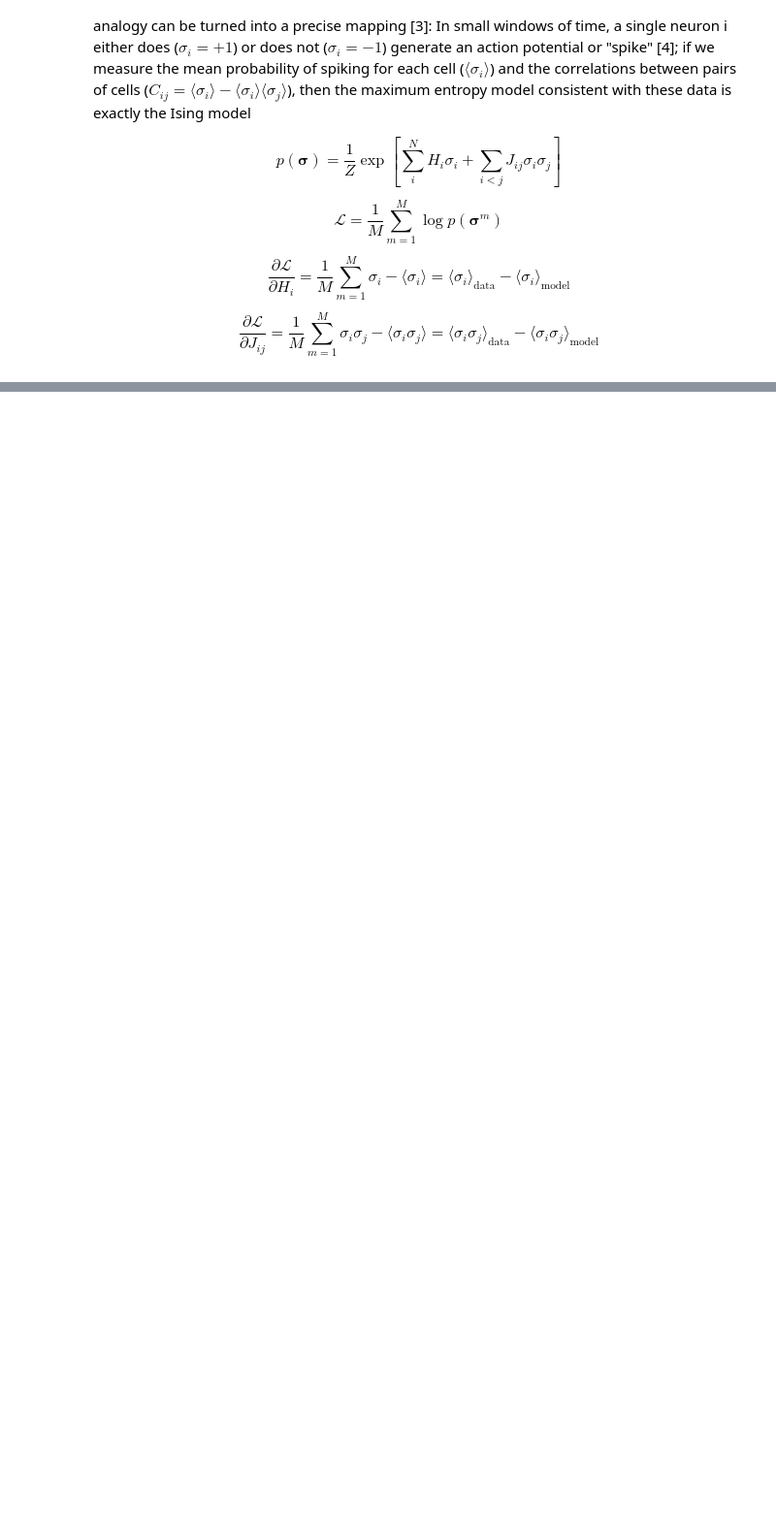
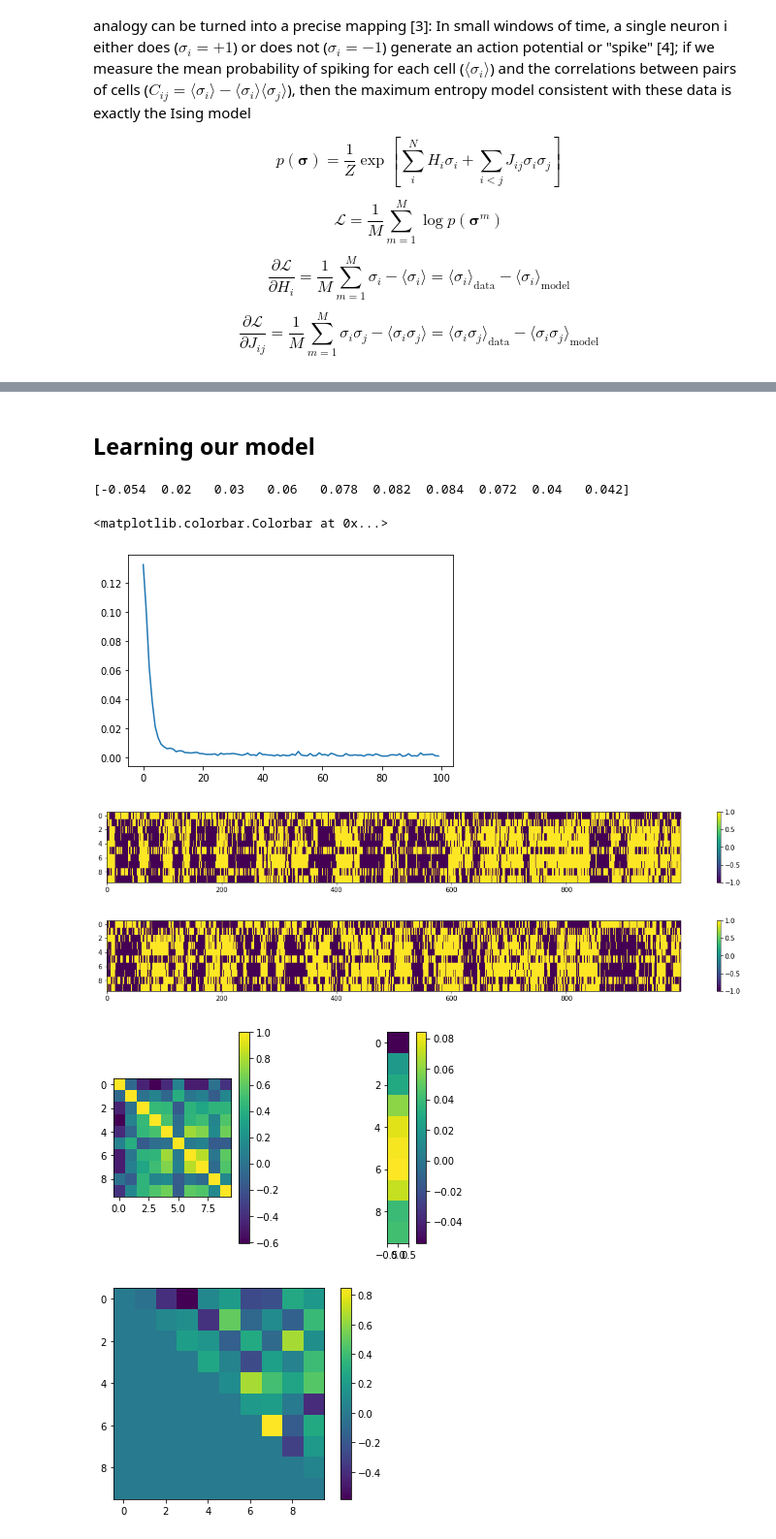
Before and after one commit to MiguelAguilera/Neuro-MaxEnt-inference-tutorial, a Jupyter notebook: Spike_train_learning.ipynb, the cells around one changed output, grey strips where cells are left out. Shown at 97% size. Drawn from its saved outputs; the diff is of its cells as text; code cells hidden in the pictures; blank space fills up the shorter version.

```diff
--- a/Spike_train_learning.ipynb
+++ b/Spike_train_learning.ipynb
@@ -79,0 +90,80 @@ plt.colorbar()
+# %% [markdown]
+## Learning our model
+# %%
+N=10
+T=1000
+
+I = Ising(10)
+I.H = np.zeros(N)
+I.J = np.zeros((N,N))
+
+R=100
+eta=0.1
+
+error = np.zeros(R)
+
+for rep in range(R):
+  Model_sample = np.zeros((N,T))
+  I.randomize_state()
+  for t in range(T):
+    I.SequentialGlauberStep()
+    Model_sample[:,t] = I.s
+  m = np.mean(Model_sample,axis=1)
+  Cov  = np.cov(Model_sample)
+
+  I.H += eta*(m_data-m)
+  I.J[iu1] += eta*(Cov_data-Cov)[iu1]
+
+  error[rep] = np.mean((Cov_data-Cov)**2)
+
+plt.figure()
+plt.plot(error)
+
+plt.figure(figsize=(20,2))
+plt.imshow(Data_sample, aspect='auto', interpolation='none')
+plt.colorbar()
+
+plt.figure(figsize=(20,2))
+plt.imshow(Model_sample, aspect='auto', interpolation='none')
+plt.colorbar()
+
+print(m_data)
+plt.figure()
+plt.subplot(122)
+plt.imshow(m_data[:,np.newaxis])
+plt.colorbar()
+
+plt.subplot(121)
+plt.imshow(Cov_data)
+plt.colorbar()
+
+
+plt.figure()
+plt.imshow(I.J)
+plt.colorbar()
+
+plt.figure()
+plt.subplot(121)
+plt.imshow(Cov_data)
+plt.colorbar()
+
+plt.subplot(122)
+plt.imshow(Cov)
+plt.colorbar()
+
+plt.figure()
+plt.subplot(121)
+plt.imshow(I_data.J)
+plt.colorbar()
+
+plt.subplot(122)
+plt.imshow(I.J)
+plt.colorbar()
+# %% [output]
+[-0.054  0.02   0.03   0.06   0.078  0.082  0.084  0.072  0.04   0.042]
+<matplotlib.colorbar.Colorbar at 0x...>
+[figure, added]
+[figure, added]
+[figure, added]
+[figure, added]
+[figure, added]
```
Also changed, not shown: parts of 3 cells of this notebook.
